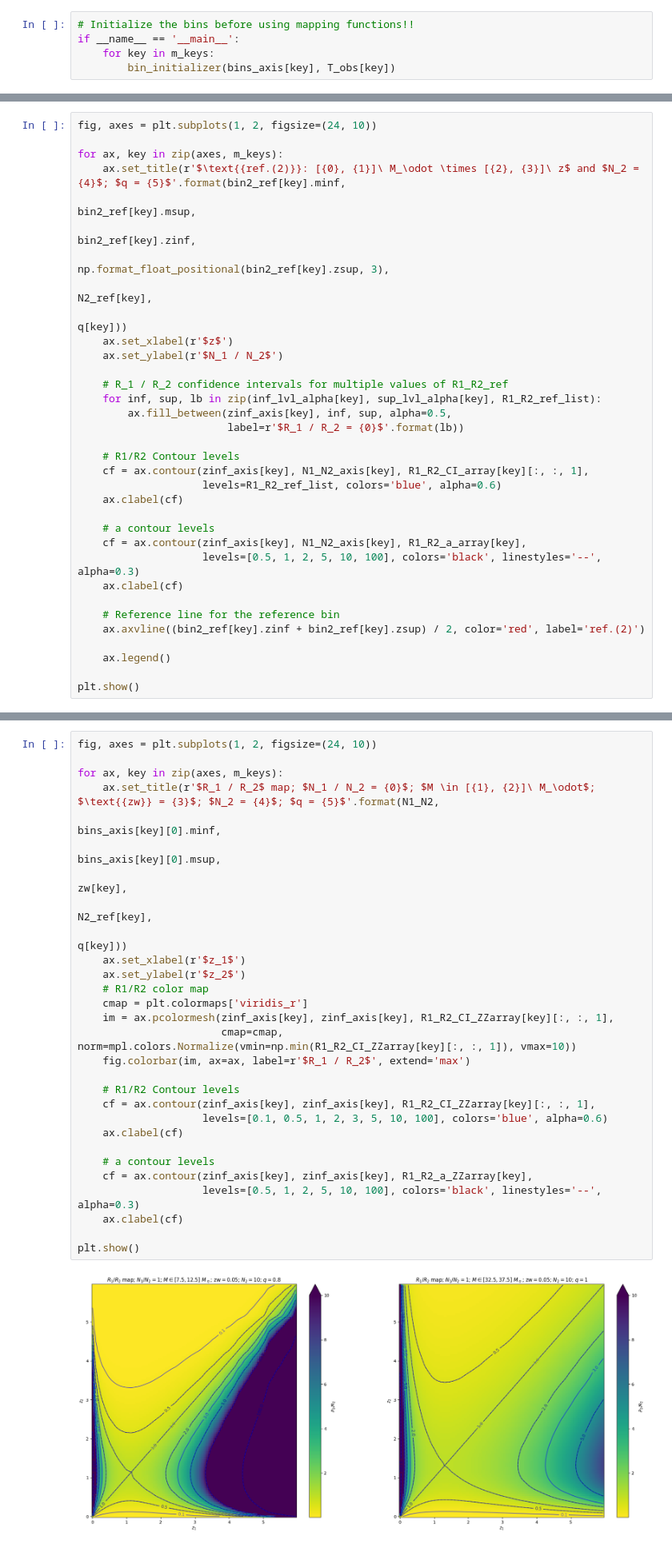
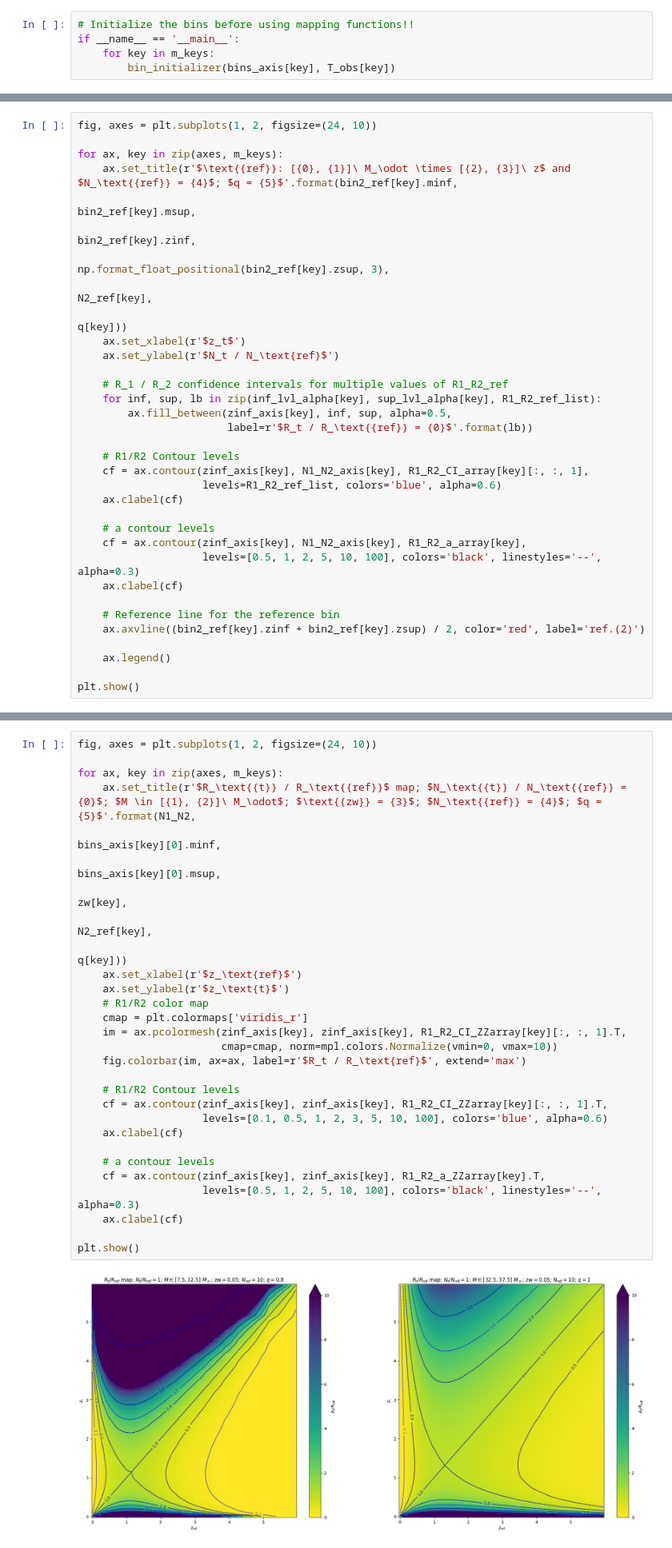
Before and after one commit to F3Solid/master_thesis, a Jupyter notebook: bin_comparison_map_2.ipynb, the cells around one changed output, grey strips where cells are left out. Shown at 80% size. Cells and saved outputs as stored; diff of their text form.

Commit message:
Update bin_comparison_map_2.ipynb
Updated labels

```diff
--- a/bin_comparison_map_2.ipynb
+++ b/bin_comparison_map_2.ipynb
@@ -197,19 +197,19 @@ plt.show()
 fig, axes = plt.subplots(1, 2, figsize=(24, 10))
 
 for ax, key in zip(axes, m_keys):
-    ax.set_title(r'$\text{{ref.(2)}}: [{0}, {1}]\ M_\odot \times [{2}, {3}]\ z$ and $N_2 = {4}$; $q = {5}$'.format(bin2_ref[key].minf,
-                                                                                                                   bin2_ref[key].msup,
-                                                                                                                   bin2_ref[key].zinf,
-                                                                                                                   np.format_float_positional(bin2_ref[key].zsup, 3),
-                                                                                                                   N2_ref[key],
-                                                                                                                   q[key]))
-    ax.set_xlabel(r'$z$')
-    ax.set_ylabel(r'$N_1 / N_2$')
+    ax.set_title(r'$\text{{ref}}: [{0}, {1}]\ M_\odot \times [{2}, {3}]\ z$ and $N_\text{{ref}} = {4}$; $q = {5}$'.format(bin2_ref[key].minf,
+                                                                                                                          bin2_ref[key].msup,
+                                                                                                                          bin2_ref[key].zinf,
+                                                                                                                          np.format_float_positional(bin2_ref[key].zsup, 3),
+                                                                                                                          N2_ref[key],
+                                                                                                                          q[key]))
+    ax.set_xlabel(r'$z_t$')
+    ax.set_ylabel(r'$N_t / N_\text{ref}$')
 
     # R_1 / R_2 confidence intervals for multiple values of R1_R2_ref
     for inf, sup, lb in zip(inf_lvl_alpha[key], sup_lvl_alpha[key], R1_R2_ref_list):
         ax.fill_between(zinf_axis[key], inf, sup, alpha=0.5,
-                        label=r'$R_1 / R_2 = {0}$'.format(lb))
+                        label=r'$R_t / R_\text{{ref}} = {0}$'.format(lb))
 
     # R1/R2 Contour levels
     cf = ax.contour(zinf_axis[key], N1_N2_axis[key], R1_R2_CI_array[key][:, :, 1],
@@ -268,34 +268,34 @@ for key in m_keys:
 # %%
 fig, axes = plt.subplots(1, 2, figsize=(24, 10))
 
 for ax, key in zip(axes, m_keys):
-    ax.set_title(r'$R_1 / R_2$ map; $N_1 / N_2 = {0}$; $M \in [{1}, {2}]\ M_\odot$; $\text{{zw}} = {3}$; $N_2 = {4}$; $q = {5}$'.format(N1_N2,
-                                                                                                                                        bins_axis[key][0].minf,
-                                                                                                                                        bins_axis[key][0].msup,
-                                                                                                                                        zw[key],
-                                                                                                                                        N2_ref[key],
-                                                                                                                                        q[key]))
-    ax.set_xlabel(r'$z_1$')
-    ax.set_ylabel(r'$z_2$')
+    ax.set_title(r'$R_\text{{t}} / R_\text{{ref}}$ map; $N_\text{{t}} / N_\text{{ref}} = {0}$; $M \in [{1}, {2}]\ M_\odot$; $\text{{zw}} = {3}$; $N_\text{{ref}} = {4}$; $q = {5}$'.format(N1_N2,
+                                                                                                                                                                                           bins_axis[key][0].minf,
+                                                                                                                                                                                           bins_axis[key][0].msup,
+                                                                                                                                                                                           zw[key],
+                                                                                                                                                                                           N2_ref[key],
+                                                                                                                                                                                           q[key]))
+    ax.set_xlabel(r'$z_\text{ref}$')
+    ax.set_ylabel(r'$z_\text{t}$')
     # R1/R2 color map
     cmap = plt.colormaps['viridis_r']
-    im = ax.pcolormesh(zinf_axis[key], zinf_axis[key], R1_R2_CI_ZZarray[key][:, :, 1],
-                       cmap=cmap, norm=mpl.colors.Normalize(vmin=np.min(R1_R2_CI_ZZarray[key][:, :, 1]), vmax=10))
-    fig.colorbar(im, ax=ax, label=r'$R_1 / R_2$', extend='max')
+    im = ax.pcolormesh(zinf_axis[key], zinf_axis[key], R1_R2_CI_ZZarray[key][:, :, 1].T,
+                       cmap=cmap, norm=mpl.colors.Normalize(vmin=0, vmax=10))
+    fig.colorbar(im, ax=ax, label=r'$R_t / R_\text{ref}$', extend='max')
 
     # R1/R2 Contour levels
-    cf = ax.contour(zinf_axis[key], zinf_axis[key], R1_R2_CI_ZZarray[key][:, :, 1],
+    cf = ax.contour(zinf_axis[key], zinf_axis[key], R1_R2_CI_ZZarray[key][:, :, 1].T,
                     levels=[0.1, 0.5, 1, 2, 3, 5, 10, 100], colors='blue', alpha=0.6)
     ax.clabel(cf)
 
     # a contour levels
-    cf = ax.contour(zinf_axis[key], zinf_axis[key], R1_R2_a_ZZarray[key],
+    cf = ax.contour(zinf_axis[key], zinf_axis[key], R1_R2_a_ZZarray[key].T,
                     levels=[0.5, 1, 2, 5, 10, 100], colors='black', linestyles='--', alpha=0.3)
     ax.clabel(cf)
 
 plt.show()
 # %% [output]
-[figure, old version]
+[figure, new version]
 # %%
 fig, axes = plt.subplots(1, 2, figsize=(24, 10))
 
```
Also changed, not shown: parts of 6 cells of this notebook.
